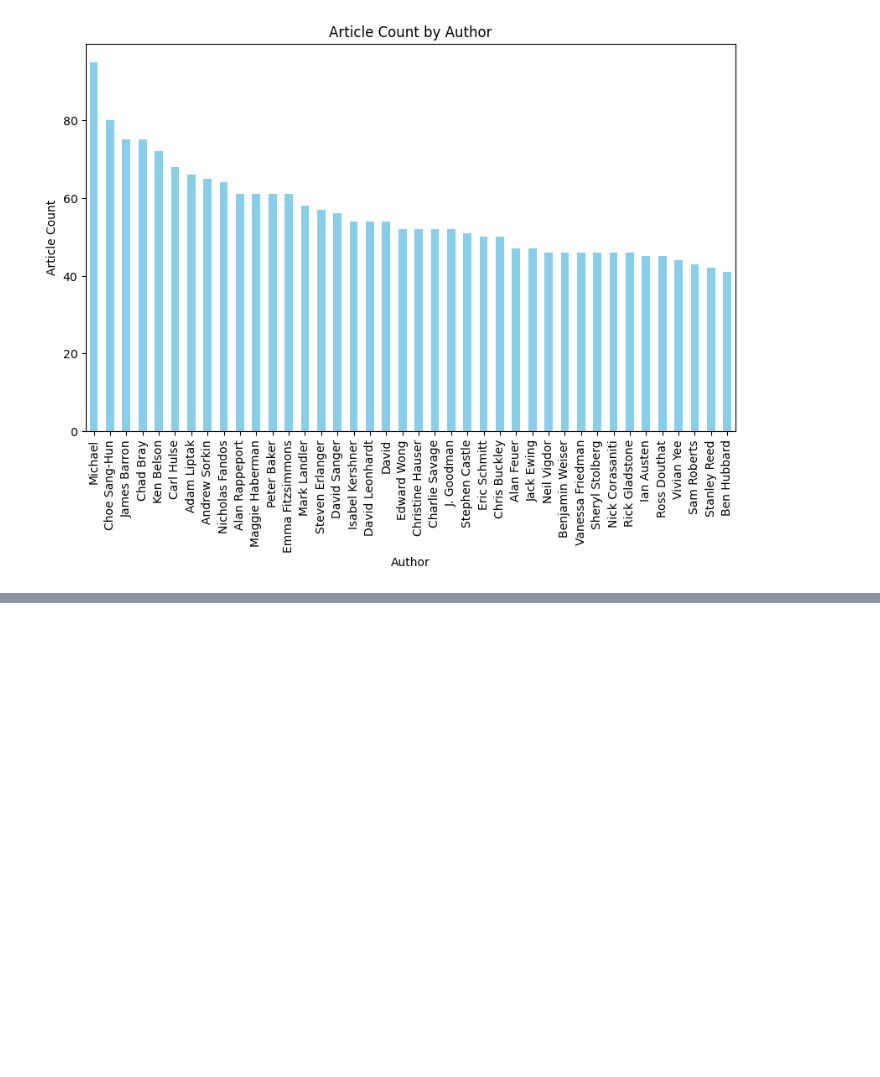
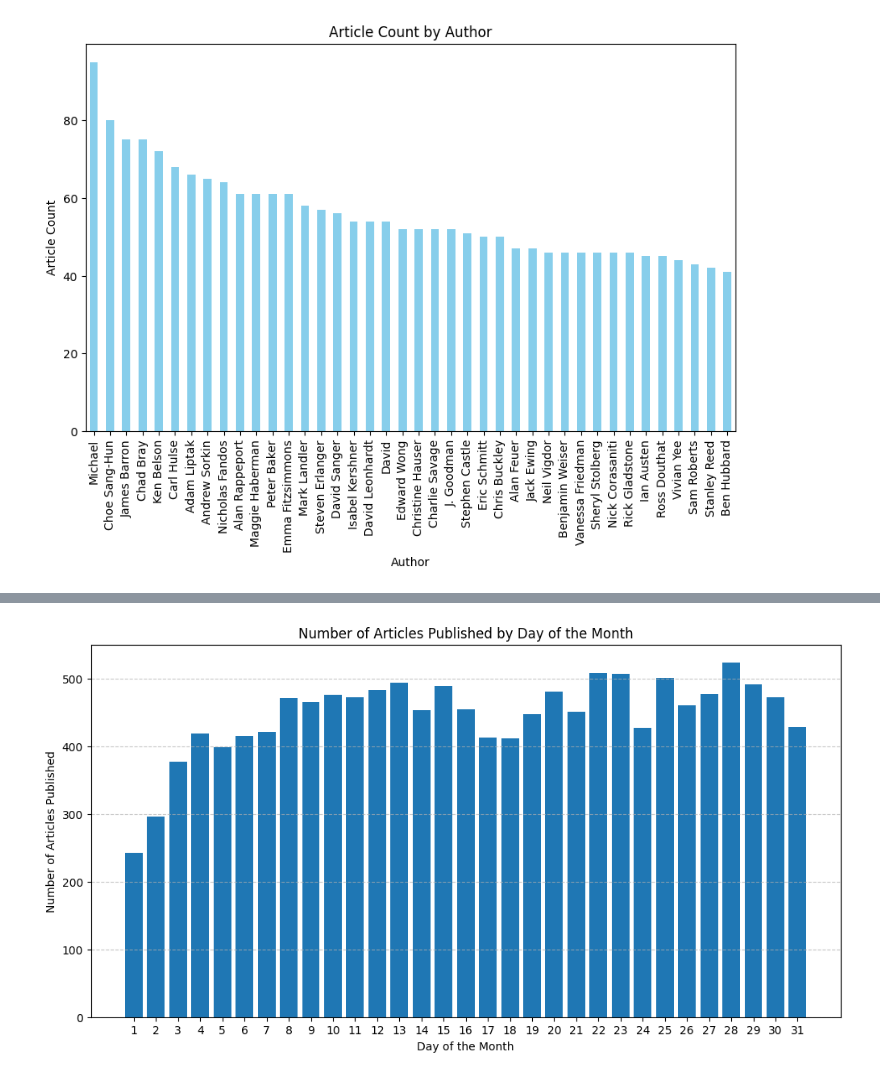
Before and after one commit to udaychhina/4880-project, a Jupyter notebook: project.ipynb, the cells around one changed output, grey strips where cells are left out. Cells and saved outputs as stored; diff of their text form; code cells hidden in the pictures; blank space fills up the shorter version.

```diff
--- a/project.ipynb
+++ b/project.ipynb
@@ -571,0 +493,17 @@ plt.show()
+# %%
+# see if there's a relation between the articles written based on the day of the month
+
+# Group by 'day' and count the number of articles for each day
+articles_per_day = df['day'].value_counts().sort_index()
+
+# Plotting
+plt.figure(figsize=(12, 6))
+plt.bar(articles_per_day.index, articles_per_day.values)
+plt.xlabel('Day of the Month')
+plt.ylabel('Number of Articles Published')
+plt.title('Number of Articles Published by Day of the Month')
+plt.xticks(range(1, 32))  # Set x-ticks from 1 to 31
+plt.grid(axis='y', linestyle='--', alpha=0.7)
+plt.show()
+# %% [output]
+[figure, added]
```
Also changed, not shown: parts of 32 cells of this notebook, 2 other files.
